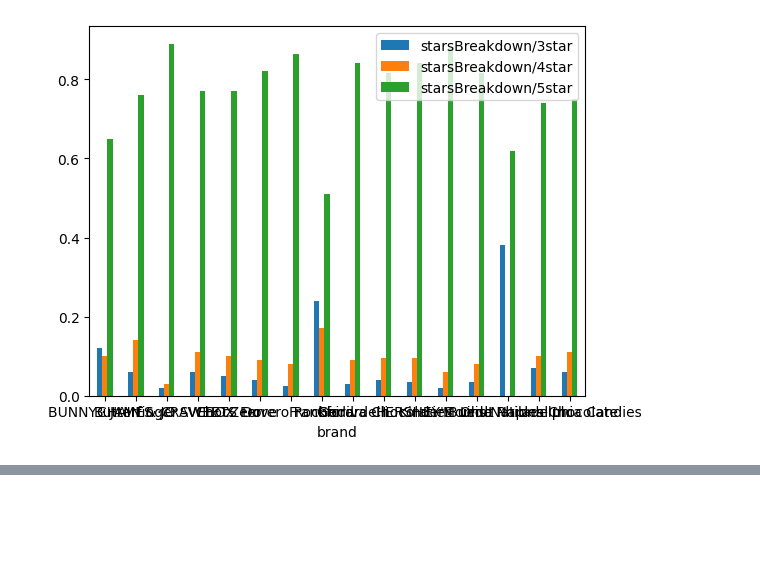
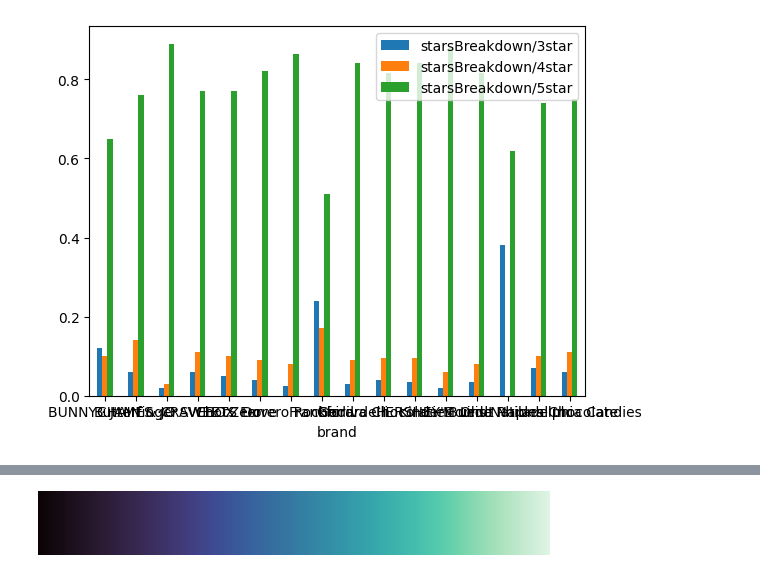
Before and after one commit to pullz6/Valentine-s-Day-Consumer-Product-Analysis, a Jupyter notebook: Valentine's_Day_consumer_prediction_EDA.ipynb, the cells around one changed output, grey strips where cells are left out. Cells and saved outputs as stored; diff of their text form; code cells hidden in the pictures; blank space fills up the shorter version.

```diff
--- a/Valentine's_Day_consumer_prediction_EDA.ipynb
+++ b/Valentine's_Day_consumer_prediction_EDA.ipynb
@@ -102,0 +124,4 @@ df_chocolate.groupby(['brand']).mean().plot(kind='bar', y=["starsBreakdown/3star
+# %%
+sns.color_palette("mako", as_cmap=True)
+# %% [output]
+[figure, added]
```
Also changed, not shown: parts of 8 cells of this notebook.
